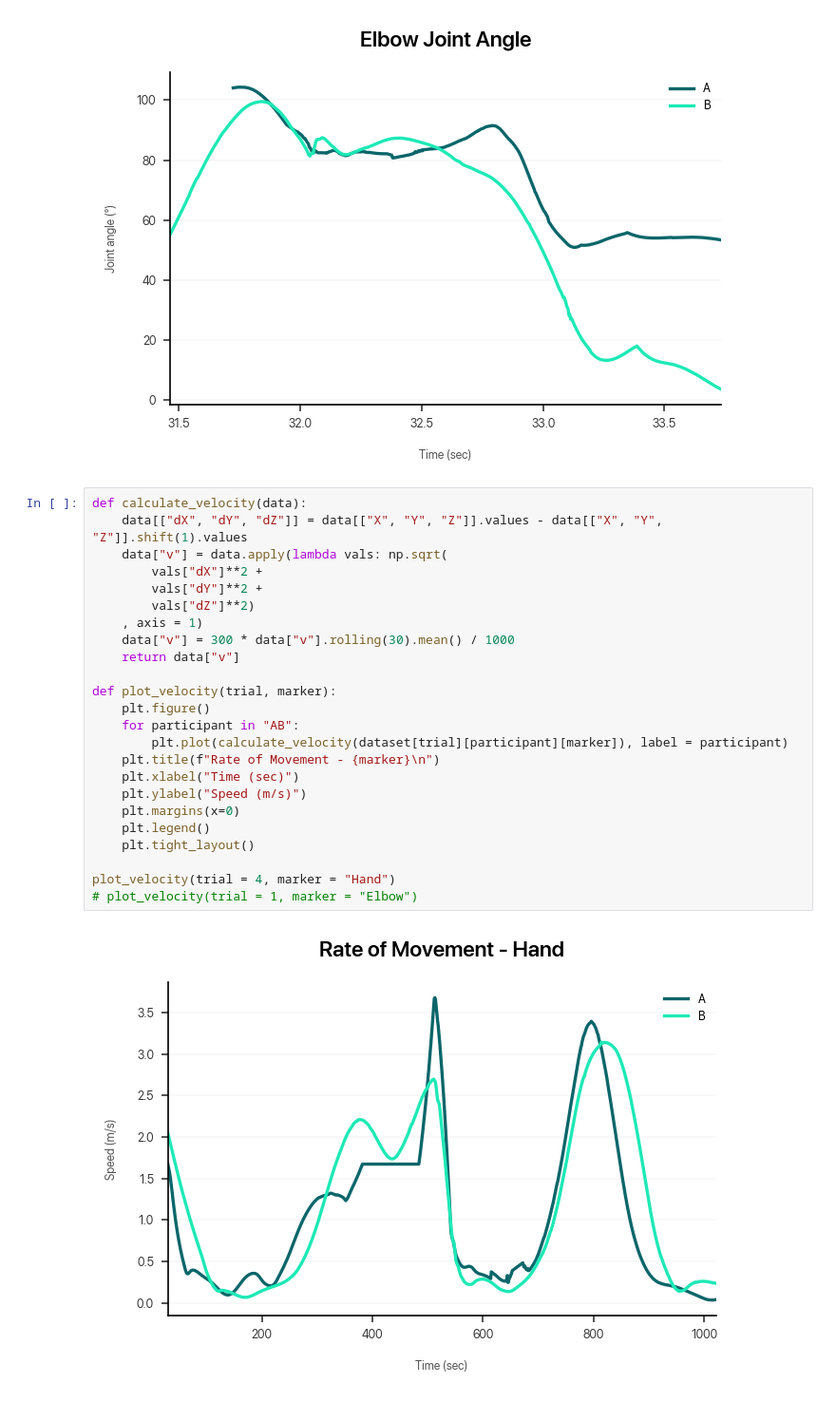
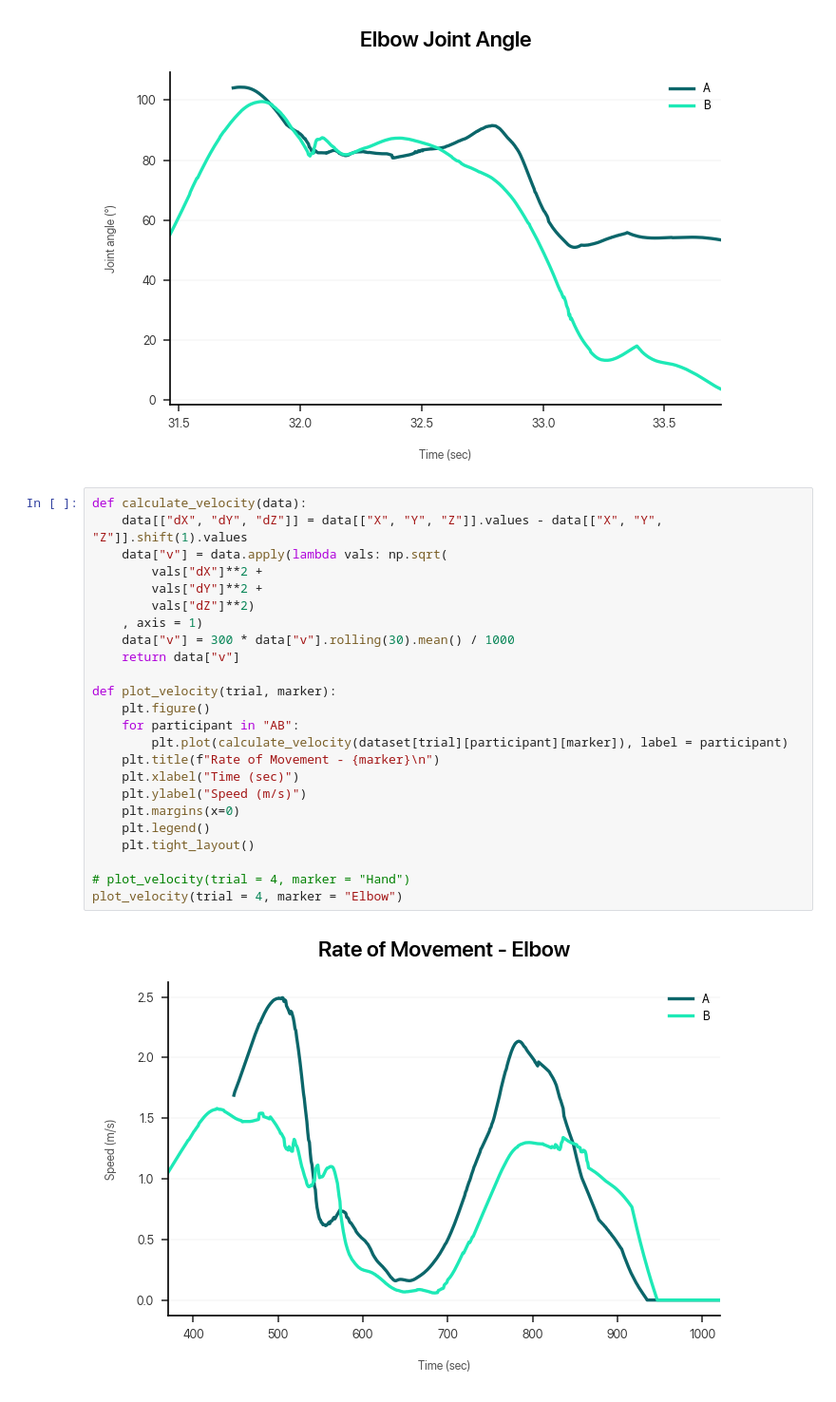
Before and after one commit to dlundgaard/dapup-mocap, a Jupyter notebook: analysis.ipynb, the cells around one changed output. Shown at 95% size. Drawn from its saved outputs; the diff is of its cells as text.

```diff
--- a/analysis.ipynb
+++ b/analysis.ipynb
@@ -206,26 +207,26 @@ plot_angles(trial = 4, markers = ("ShoulderRight", "Elbow", "Hand"))
 # %%
 def calculate_velocity(data):
     data[["dX", "dY", "dZ"]] = data[["X", "Y", "Z"]].values - data[["X", "Y", "Z"]].shift(1).values
     data["v"] = data.apply(lambda vals: np.sqrt(
         vals["dX"]**2 +
         vals["dY"]**2 +
         vals["dZ"]**2)
     , axis = 1)
     data["v"] = 300 * data["v"].rolling(30).mean() / 1000
     return data["v"]
 
 def plot_velocity(trial, marker):
     plt.figure()
     for participant in "AB":
         plt.plot(calculate_velocity(dataset[trial][participant][marker]), label = participant)
     plt.title(f"Rate of Movement - {marker}\n")
     plt.xlabel("Time (sec)")
     plt.ylabel("Speed (m/s)")
     plt.margins(x=0)
     plt.legend()
     plt.tight_layout()
 
-plot_velocity(trial = 4, marker = "Hand")
-# plot_velocity(trial = 1, marker = "Elbow")
+# plot_velocity(trial = 4, marker = "Hand")
+plot_velocity(trial = 4, marker = "Elbow")
 # %% [output]
-[figure, old version]
+[figure, new version]
```
Also changed, not shown: parts of 1 cell of this notebook.
